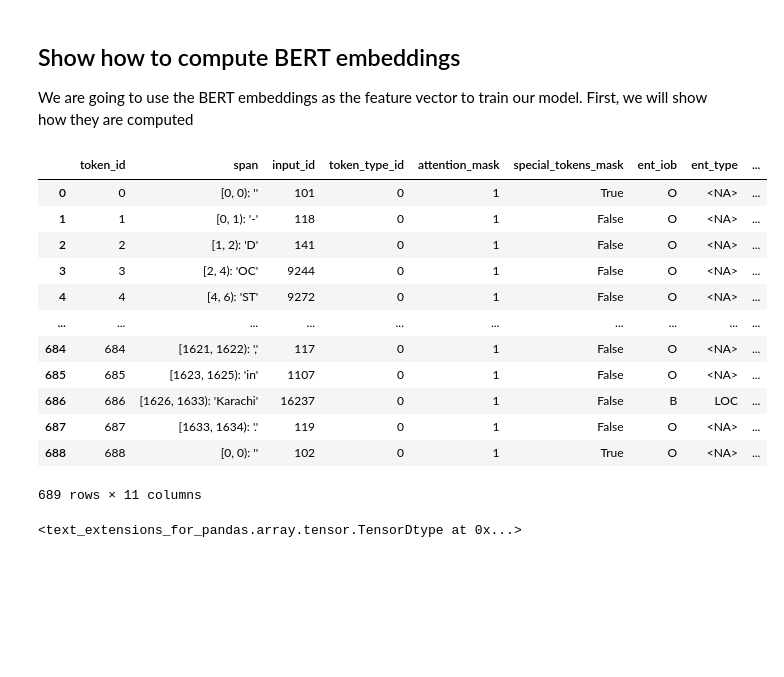
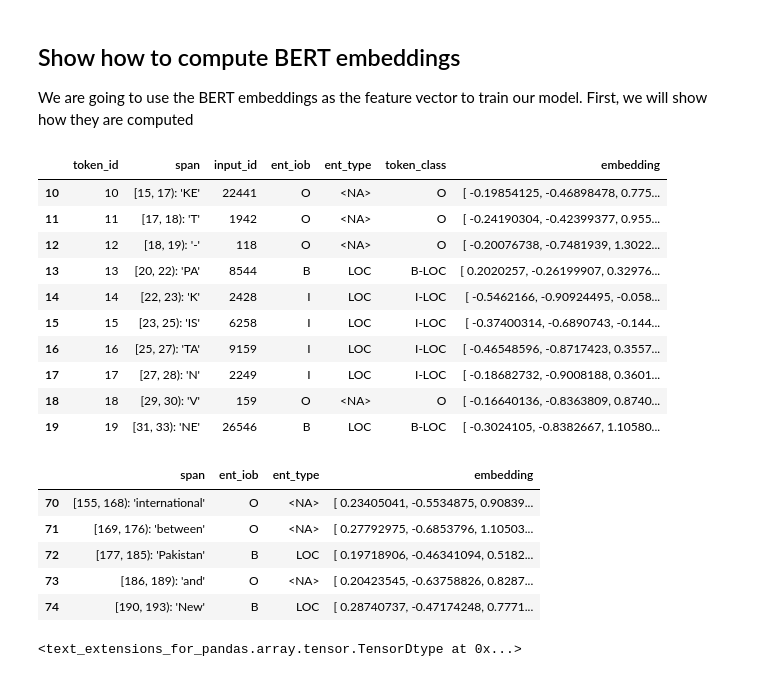
Before and after one commit to CODAIT/text-extensions-for-pandas, a Jupyter notebook: notebooks/Model_Training_with_BERT.ipynb, the cells around one changed output. Saved outputs shown, nothing was run; the diff lists cells and outputs as text; code cells hidden in the pictures; blank space fills up the shorter version.

```diff
--- a/notebooks/Model_Training_with_BERT.ipynb
+++ b/notebooks/Model_Training_with_BERT.ipynb
@@ -266,27 +264,34 @@ We are going to use the BERT embeddings as the feature vector to train our model
 # %%
 # Initialize the BERT model that will be used to generate embeddings.
 bert = transformers.BertModel.from_pretrained(bert_model_name)
 
 # Force garbage collection in case this notebook is running on a low-RAM environment.
 gc.collect()
 
 # Compute BERT embeddings with the BERT model and add result to our example DataFrame.
 embeddings_df = tp.io.bert.add_embeddings(classes_df, bert)
-embeddings_df
+embeddings_df[["token_id", "span", "input_id", "ent_iob", "ent_type", "token_class", "embedding"]].iloc[10:20]
 # %% [output]
-|  | token_id | span | input_id | token_type_id | attention_mask | special_tokens_mask | ent_iob | ent_type | ... |
-| 0 | 0 | [0, 0): '' | 101 | 0 | 1 | True | O | <NA> | ... |
-| 1 | 1 | [0, 1): '-' | 118 | 0 | 1 | False | O | <NA> | ... |
-| 2 | 2 | [1, 2): 'D' | 141 | 0 | 1 | False | O | <NA> | ... |
-| 3 | 3 | [2, 4): 'OC' | 9244 | 0 | 1 | False | O | <NA> | ... |
-| 4 | 4 | [4, 6): 'ST' | 9272 | 0 | 1 | False | O | <NA> | ... |
-| ... | ... | ... | ... | ... | ... | ... | ... | ... | ... |
-| 684 | 684 | [1621, 1622): ',' | 117 | 0 | 1 | False | O | <NA> | ... |
-| 685 | 685 | [1623, 1625): 'in' | 1107 | 0 | 1 | False | O | <NA> | ... |
-| 686 | 686 | [1626, 1633): 'Karachi' | 16237 | 0 | 1 | False | B | LOC | ... |
-| 687 | 687 | [1633, 1634): '.' | 119 | 0 | 1 | False | O | <NA> | ... |
-| 688 | 688 | [0, 0): '' | 102 | 0 | 1 | True | O | <NA> | ... |
+|  | token_id | span | input_id | ent_iob | ent_type | token_class | embedding |
+| 10 | 10 | [15, 17): 'KE' | 22441 | O | <NA> | O | [ -0.19854125, -0.46898478, 0.775... |
+| 11 | 11 | [17, 18): 'T' | 1942 | O | <NA> | O | [ -0.24190304, -0.42399377, 0.955... |
+| 12 | 12 | [18, 19): '-' | 118 | O | <NA> | O | [ -0.20076738, -0.7481939, 1.3022... |
+| 13 | 13 | [20, 22): 'PA' | 8544 | B | LOC | B-LOC | [ 0.2020257, -0.26199907, 0.32976... |
+| 14 | 14 | [22, 23): 'K' | 2428 | I | LOC | I-LOC | [ -0.5462166, -0.90924495, -0.058... |
+| 15 | 15 | [23, 25): 'IS' | 6258 | I | LOC | I-LOC | [ -0.37400314, -0.6890743, -0.144... |
+| 16 | 16 | [25, 27): 'TA' | 9159 | I | LOC | I-LOC | [ -0.46548596, -0.8717423, 0.3557... |
+| 17 | 17 | [27, 28): 'N' | 2249 | I | LOC | I-LOC | [ -0.18682732, -0.9008188, 0.3601... |
+| 18 | 18 | [29, 30): 'V' | 159 | O | <NA> | O | [ -0.16640136, -0.8363809, 0.8740... |
+| 19 | 19 | [31, 33): 'NE' | 26546 | B | LOC | B-LOC | [ -0.3024105, -0.8382667, 1.10580... |
-689 rows × 11 columns
+# %%
+embeddings_df[["span", "ent_iob", "ent_type", "embedding"]].iloc[70:75]
+# %% [output]
+|  | span | ent_iob | ent_type | embedding |
+| 70 | [155, 168): 'international' | O | <NA> | [ 0.23405041, -0.5534875, 0.90839... |
+| 71 | [169, 176): 'between' | O | <NA> | [ 0.27792975, -0.6853796, 1.10503... |
+| 72 | [177, 185): 'Pakistan' | B | LOC | [ 0.19718906, -0.46341094, 0.5182... |
+| 73 | [186, 189): 'and' | O | <NA> | [ 0.20423545, -0.63758826, 0.8287... |
+| 74 | [190, 193): 'New' | B | LOC | [ 0.28740737, -0.47174248, 0.7771... |
 # %%
 # The `embedding` column is an extension type `TensorDtype` that holds a
 #`TensorArray` provided by Text Extensions for Pandas.
```
Also changed, not shown: parts of 2 cells of this notebook, 4 other files.
